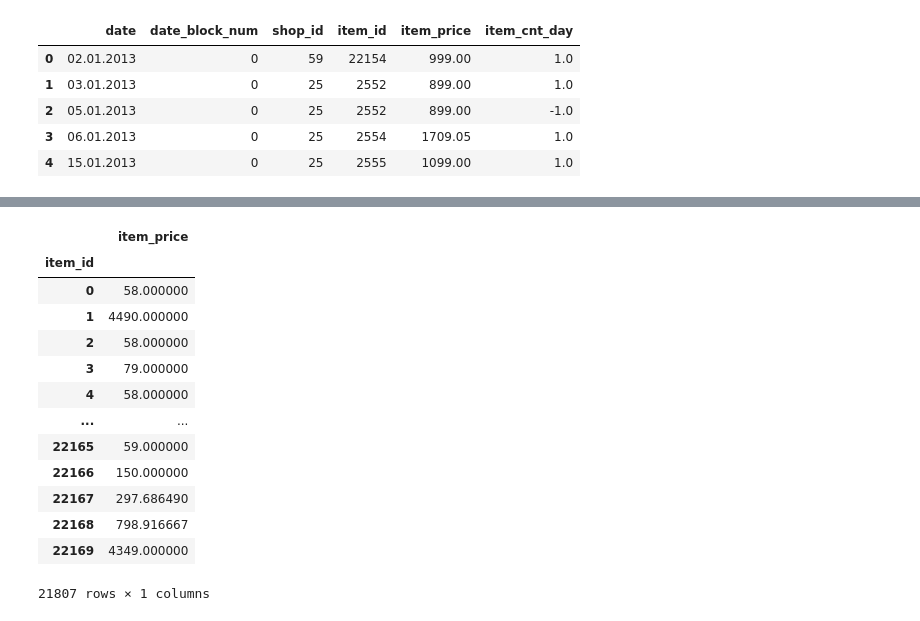
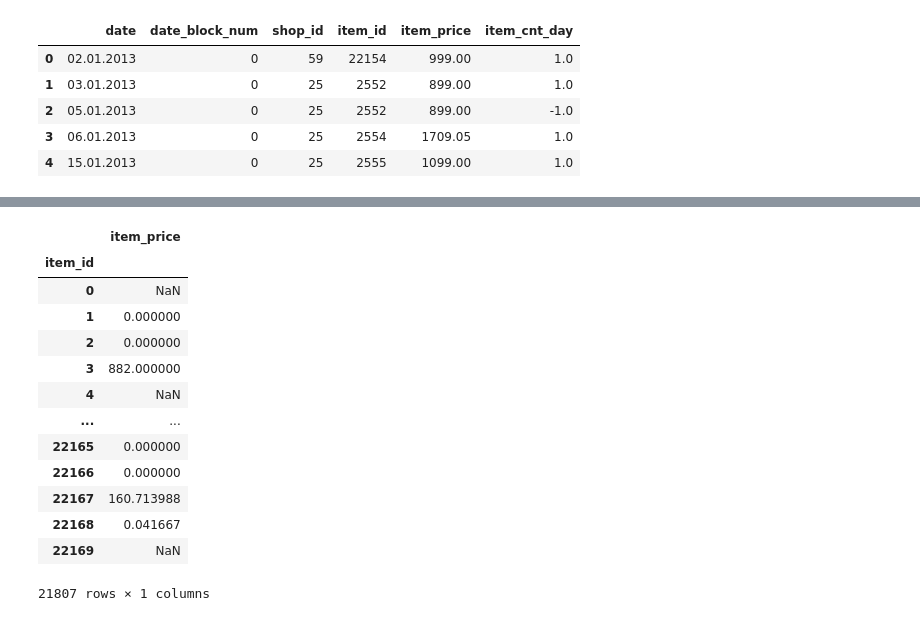
Before and after one commit to dkdkdkdkd/kaggle_study, a Jupyter notebook: kaggle_study_project/kaggle_predict_future_sales.ipynb, the cells around one changed output, grey strips where cells are left out. Drawn from its saved outputs; the diff is of its cells as text; code cells hidden in the pictures.

```diff
--- a/kaggle_study_project/kaggle_predict_future_sales.ipynb
+++ b/kaggle_study_project/kaggle_predict_future_sales.ipynb
@@ -126,18 +124,17 @@ train_df.head()
 # %%
-train_id_price = train_df[["item_id", "item_price"]].groupby('item_id').mean()
-train_id_price
+train_df[["item_id", "item_price"]].groupby('item_id').var()
 # %% [output]
 |  | item_price |
 | item_id |  |
-| 0 | 58.000000 |
-| 1 | 4490.000000 |
-| 2 | 58.000000 |
-| 3 | 79.000000 |
-| 4 | 58.000000 |
+| 0 | NaN |
+| 1 | 0.000000 |
+| 2 | 0.000000 |
+| 3 | 882.000000 |
+| 4 | NaN |
 | ... | ... |
-| 22165 | 59.000000 |
-| 22166 | 150.000000 |
-| 22167 | 297.686490 |
-| 22168 | 798.916667 |
-| 22169 | 4349.000000 |
+| 22165 | 0.000000 |
+| 22166 | 0.000000 |
+| 22167 | 160.713988 |
+| 22168 | 0.041667 |
+| 22169 | NaN |
 21807 rows × 1 columns
```
Also changed, not shown: parts of 37 cells of this notebook, 5 other files.
